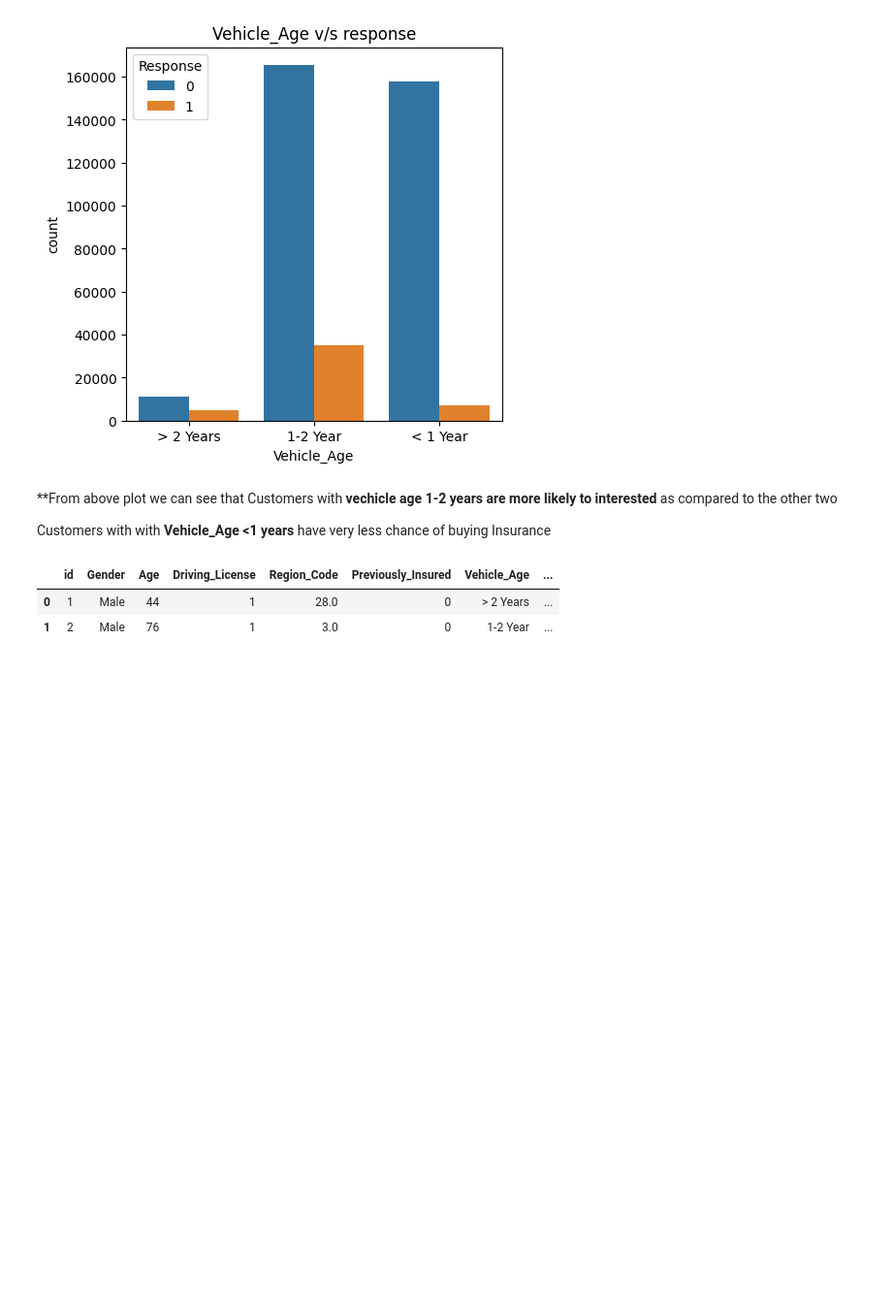
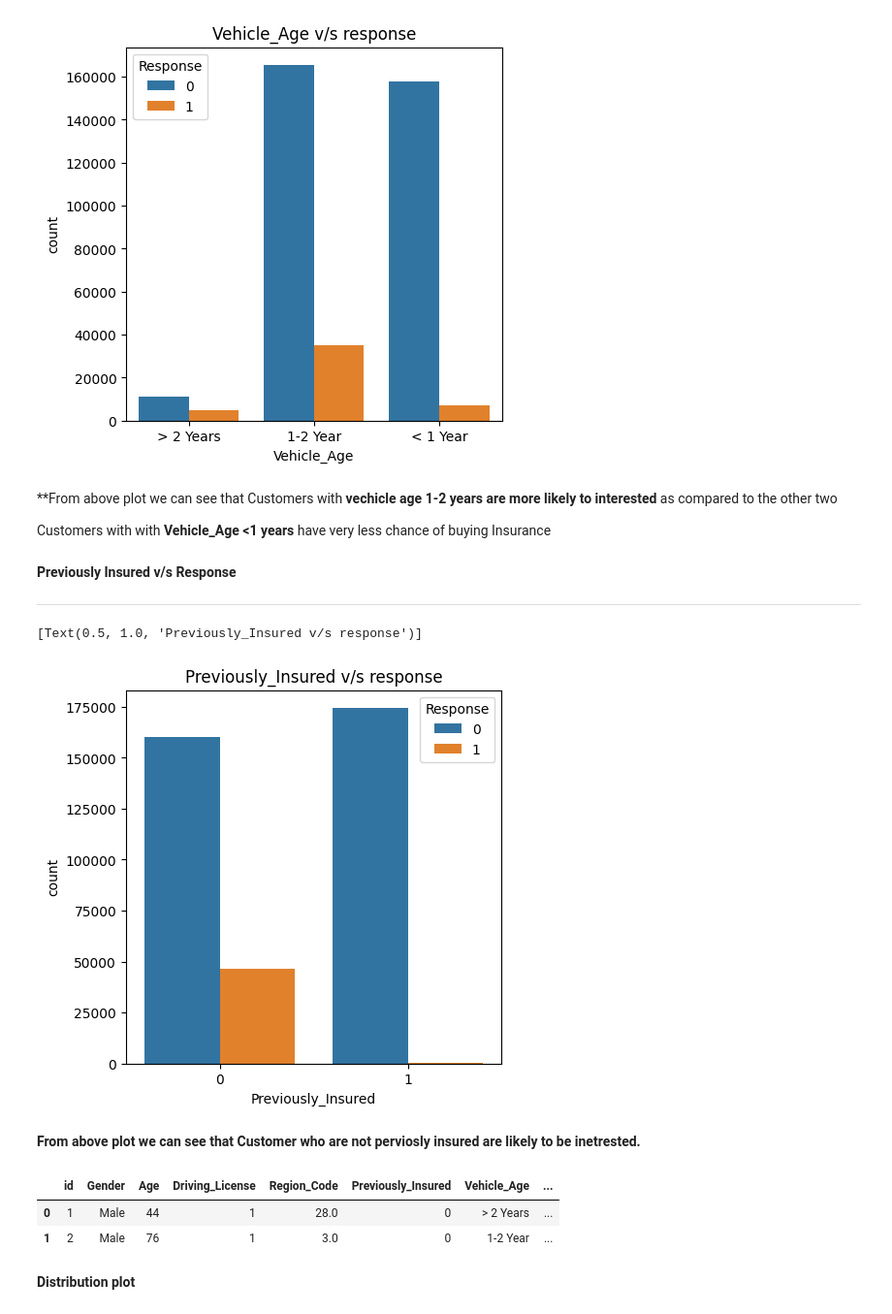
Before and after one commit to kanakpriyatiwari/HEALTH-INSURANCE-CROSS-SELL-PREDICTION, a Jupyter notebook: Copy_of_HEALTH_INSURANCE_CROSS_SELL_PREDICTION.ipynb, the cells around one changed output. Shown at 97% size. Saved outputs shown, nothing was run; the diff lists cells and outputs as text; code cells hidden in the pictures; blank space fills up the shorter version.

```diff
--- a/Copy_of_HEALTH_INSURANCE_CROSS_SELL_PREDICTION.ipynb
+++ b/Copy_of_HEALTH_INSURANCE_CROSS_SELL_PREDICTION.ipynb
@@ -280,9 +280,25 @@ ax.set(title='Vehicle_Age v/s response')
 Customers with **vechicle age 1-2 years are more likely to interested** as compared to the other two
 
 Customers with with **Vehicle_Age <1 years** have very less chance of buying Insurance
+# %% [markdown]
+**Previously Insured v/s Response**
+
+---
+# %%
+# anlysis of data by vizualisation
+fig,ax=plt.subplots(figsize=(5,5))
+sns.countplot(data=insurance_df,x='Previously_Insured',hue= 'Response' , ax=ax,capsize=0.2 )
+ax.set(title='Previously_Insured v/s response')
+# %% [output]
+[Text(0.5, 1.0, 'Previously_Insured v/s response')]
+[figure, added]
+# %% [markdown]
+**From above plot we can see that Customer who are not perviosly insured are likely to be inetrested.**
 # %%
 insurance_df.head(2)
 # %% [output]
 |  | id | Gender | Age | Driving_License | Region_Code | Previously_Insured | Vehicle_Age | ... |
 | 0 | 1 | Male | 44 | 1 | 28.0 | 0 | > 2 Years | ... |
 | 1 | 2 | Male | 76 | 1 | 3.0 | 0 | 1-2 Year | ... |
+# %% [markdown]
+**Distribution plot**
```
Also changed, not shown: parts of 12 cells of this notebook.
